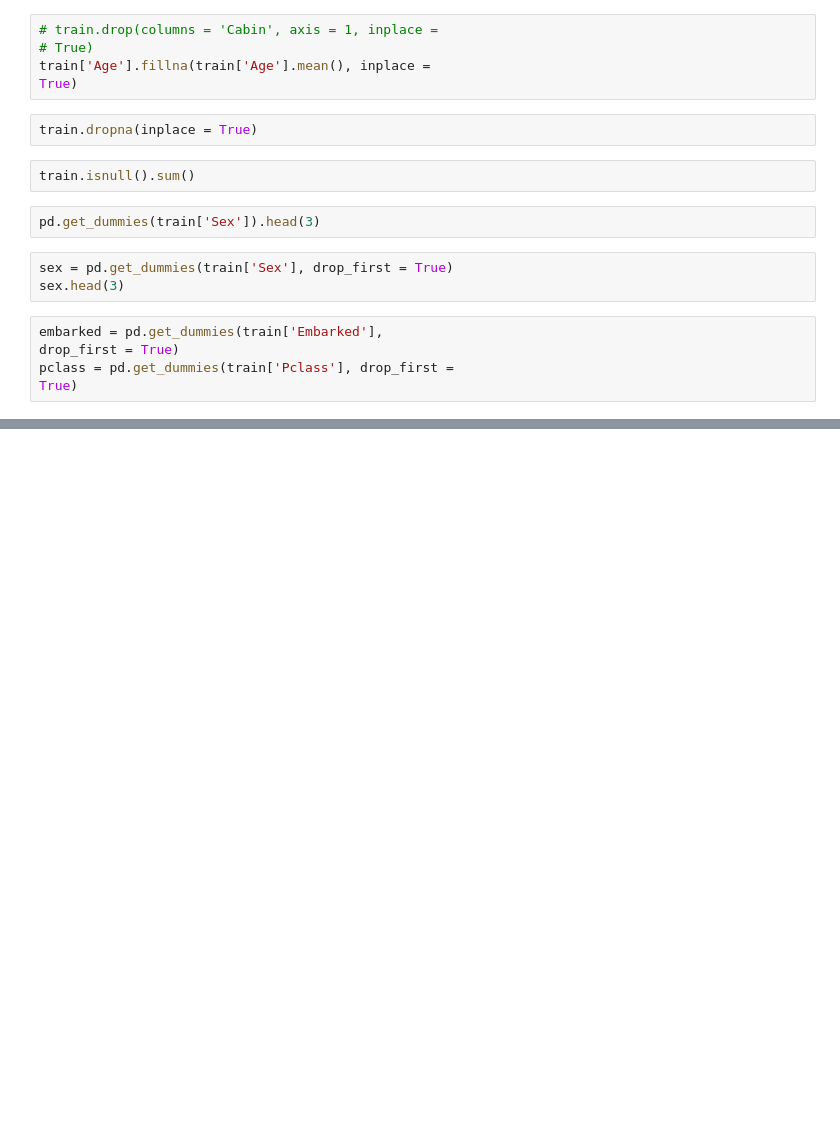
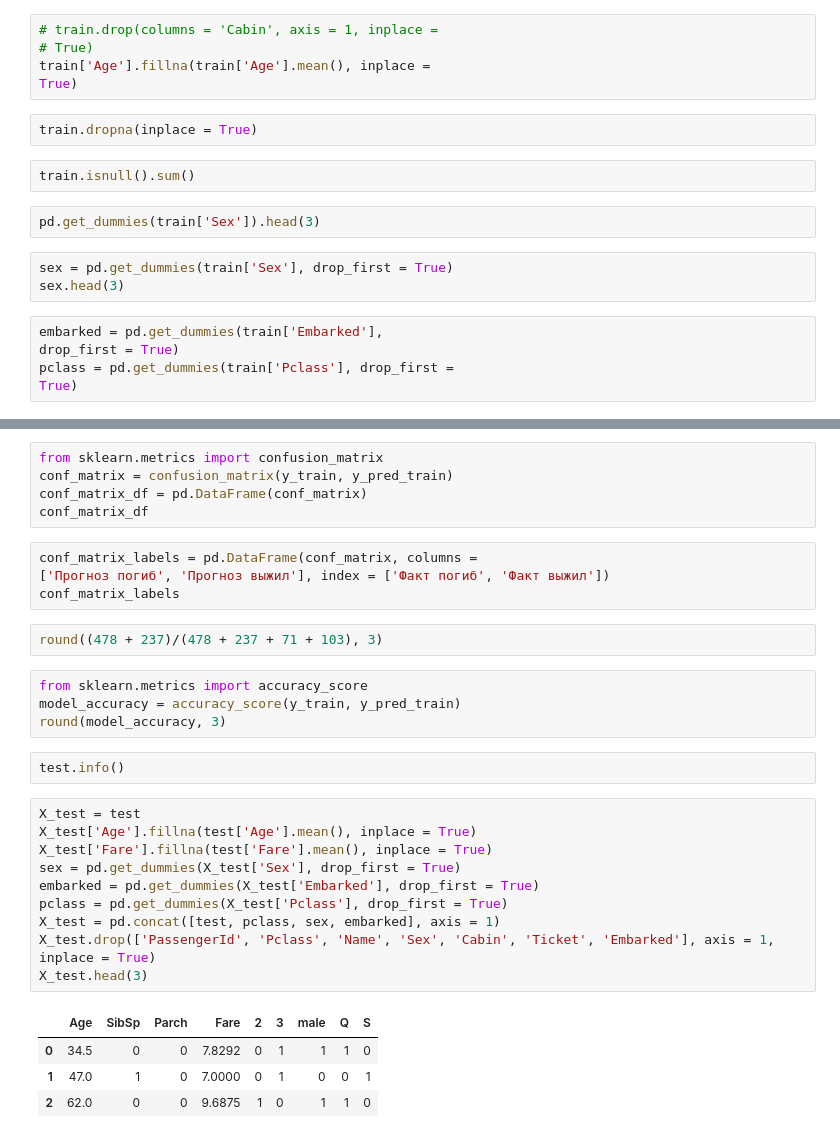
Before and after one commit to NikitaBratchenko/D2Modeli, a Jupyter notebook: Untitled2.ipynb, the cells around one changed output, grey strips where cells are left out. Cells and saved outputs as stored; diff of their text form; blank space fills up the shorter version.

```diff
--- a/Untitled2.ipynb
+++ b/Untitled2.ipynb
@@ -97,0 +113,32 @@ scaler.fit(train[cols_to_scale])
+# %%
+from sklearn.metrics import confusion_matrix
+conf_matrix = confusion_matrix(y_train, y_pred_train)
+conf_matrix_df = pd.DataFrame(conf_matrix)
+conf_matrix_df
+# %%
+conf_matrix_labels = pd.DataFrame(conf_matrix, columns =
+['Прогноз погиб', 'Прогноз выжил'], index = ['Факт погиб', 'Факт выжил'])
+conf_matrix_labels
+# %%
+round((478 + 237)/(478 + 237 + 71 + 103), 3)
+# %%
+from sklearn.metrics import accuracy_score
+model_accuracy = accuracy_score(y_train, y_pred_train)
+round(model_accuracy, 3)
+# %%
+test.info()
+# %%
+X_test = test
+X_test['Age'].fillna(test['Age'].mean(), inplace = True)
+X_test['Fare'].fillna(test['Fare'].mean(), inplace = True)
+sex = pd.get_dummies(X_test['Sex'], drop_first = True)
+embarked = pd.get_dummies(X_test['Embarked'], drop_first = True)
+pclass = pd.get_dummies(X_test['Pclass'], drop_first = True)
+X_test = pd.concat([test, pclass, sex, embarked], axis = 1)
+X_test.drop(['PassengerId', 'Pclass', 'Name', 'Sex', 'Cabin', 'Ticket', 'Embarked'], axis = 1, inplace = True)
+X_test.head(3)
+# %% [output]
+|  | Age | SibSp | Parch | Fare | 2 | 3 | male | Q | S |
+| 0 | 34.5 | 0 | 0 | 7.8292 | 0 | 1 | 1 | 1 | 0 |
+| 1 | 47.0 | 1 | 0 | 7.0000 | 0 | 1 | 0 | 0 | 1 |
+| 2 | 62.0 | 0 | 0 | 9.6875 | 1 | 0 | 1 | 1 | 0 |
```
Also changed, not shown: parts of 11 cells of this notebook.
